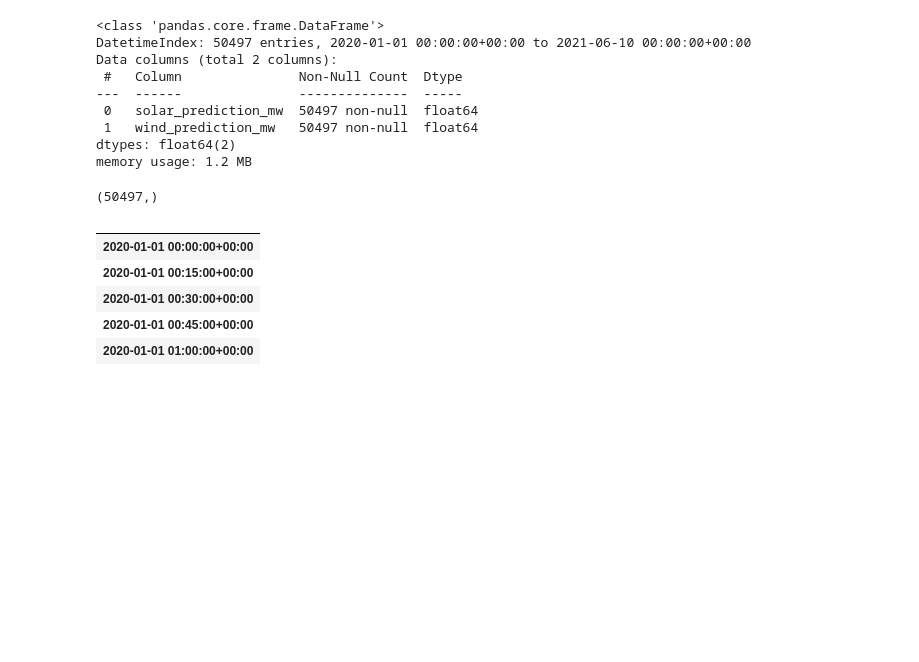
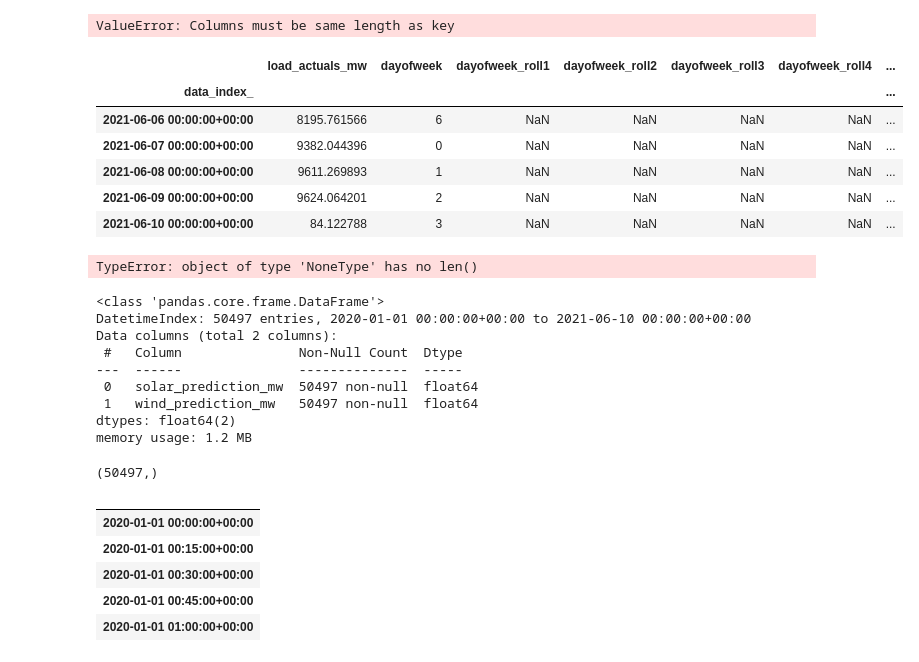
Before and after one commit to MBrouns/PyLadiesMLOpsCapstone, a Jupyter notebook: notebooks/prepare_data.ipynb, the cells around one changed output. Cells and saved outputs as stored; diff of their text form; code cells hidden in the pictures; blank space fills up the shorter version.

```diff
--- a/notebooks/prepare_data.ipynb
+++ b/notebooks/prepare_data.ipynb
@@ -15,3 +116,21 @@ df_wind = pd.read_csv(os.path.join(DATADIR, 'wind_solar_predictions.csv'), parse
+# %%
+generate_rolling(df_load_daily, 'dayofweek', 6)
+# %% [output]
+ValueError: Columns must be same length as key
+# %%
+df_load_daily.tail()
+# %% [output]
+|  | load_actuals_mw | dayofweek | dayofweek_roll1 | dayofweek_roll2 | dayofweek_roll3 | dayofweek_roll4 | ... |
+| data_index_ |  |  |  |  |  |  | ... |
+| 2021-06-06 00:00:00+00:00 | 8195.761566 | 6 | NaN | NaN | NaN | NaN | ... |
+| 2021-06-07 00:00:00+00:00 | 9382.044396 | 0 | NaN | NaN | NaN | NaN | ... |
+| 2021-06-08 00:00:00+00:00 | 9611.269893 | 1 | NaN | NaN | NaN | NaN | ... |
+| 2021-06-09 00:00:00+00:00 | 9624.064201 | 2 | NaN | NaN | NaN | NaN | ... |
+| 2021-06-10 00:00:00+00:00 | 84.122788 | 3 | NaN | NaN | NaN | NaN | ... |
+# %%
+len(naive_pred)
+# %% [output]
+TypeError: object of type 'NoneType' has no len()
 # %%
 #df_weather.info()
 #df_load.info()
```
Also changed, not shown: parts of 16 cells of this notebook.
